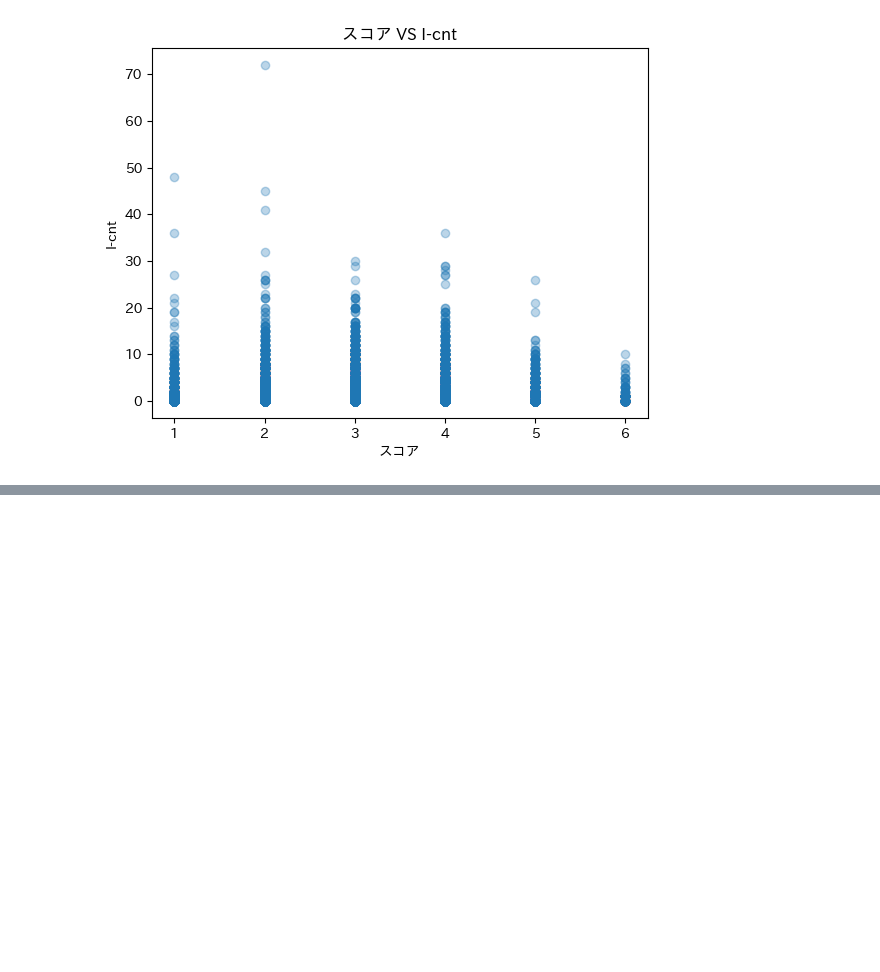
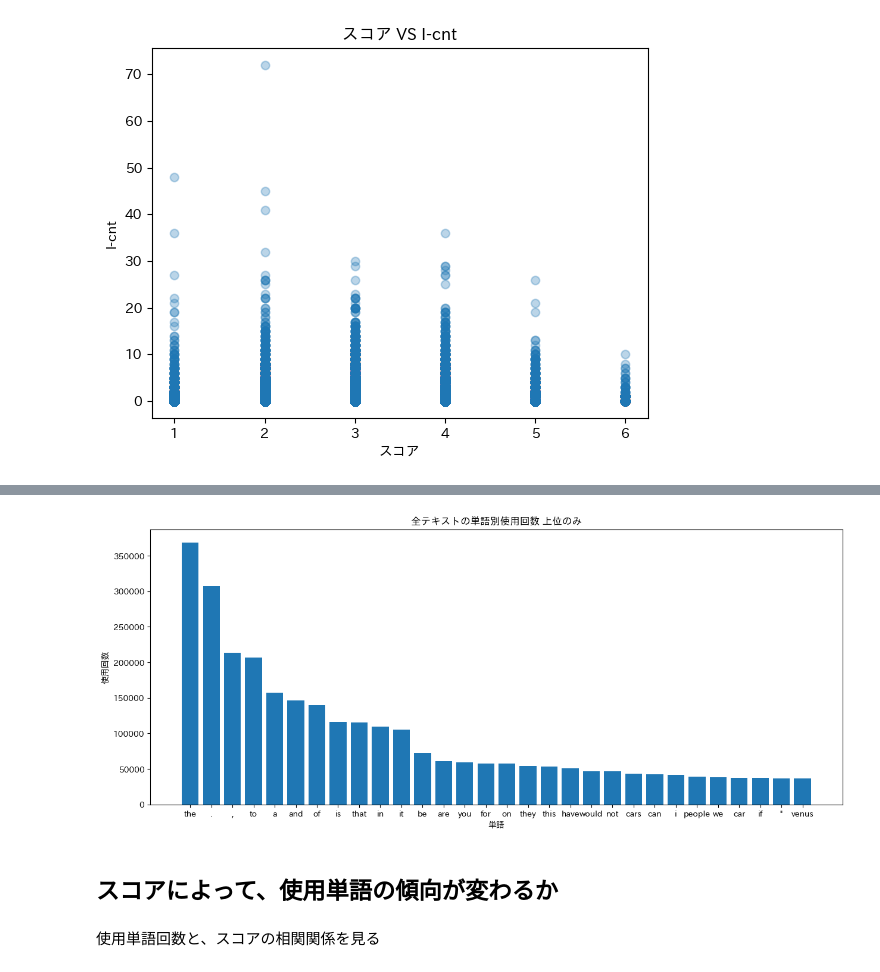
Before and after one commit to okmttkm/datascience_training, a Jupyter notebook: visualize.ipynb, the cells around one changed output, grey strips where cells are left out. Cells and saved outputs as stored; diff of their text form; code cells hidden in the pictures; blank space fills up the shorter version.

```diff
--- a/visualize.ipynb
+++ b/visualize.ipynb
@@ -88,0 +111,8 @@ plt.show()
+# %%
+# データフォルダの場所を設定
+dataPath = "/data"
+
+# データの読み出し
+df = pd.read_csv(dataPath + "/train.csv")
+scores = df["score"]
+texts = df["full_text"]
@@ -88,0 +121,3 @@ plt.show()
+# %%
+# テキストをトークン化
+tokenized_texts = [word_tokenize(text.lower()) for text in texts]
@@ -88,0 +127,17 @@ plt.show()
+# %%
+# 単語の使用回数を辞書として抽出する
+word_dic = {}
+for text in tokenized_texts:
+    for word in text:
+        if word in word_dic:
+            word_dic[word] += 1
+        else:
+            word_dic[word] = 1
+# %%
+# 単語の使用回数をDataFrame型に変換する
+# 回数の多い順でソートしておく
+sorted_data = sorted(word_dic.items(), key=lambda item: item[1], reverse=True)
+sorted_word_dic = dict(sorted_data)
+
+# 辞書をDataFrameに変換
+word_df = pd.DataFrame(list(sorted_word_dic.items()), columns=['word', 'count'])
@@ -88,0 +154,14 @@ plt.show()
+# %%
+# 単語の使用回数をグラフ表示する
+fig, ax = plt.subplots(figsize=(15,6))
+ax.bar(x=word_df['word'][:30], height=word_df['count'][:30])
+ax.set_xlabel('単語')
+ax.set_ylabel('使用回数')
+ax.set_title('全テキストの単語別使用回数 上位のみ')
+plt.show()
+# %% [output]
+[figure, added]
+# %% [markdown]
+## スコアによって、使用単語の傾向が変わるか
+# %% [markdown]
+使用単語回数と、スコアの相関関係を見る
```
Also changed, not shown: parts of 14 cells of this notebook, 1 other file.
